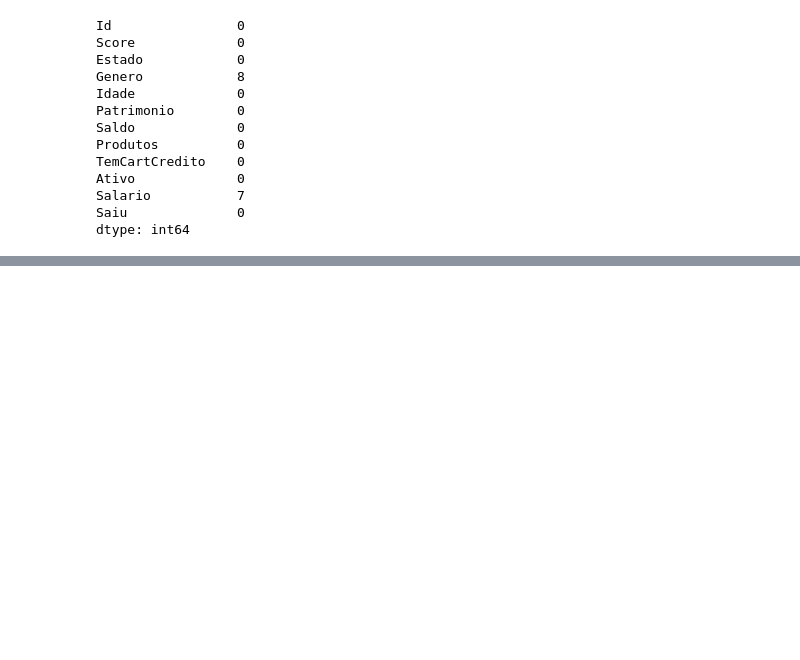
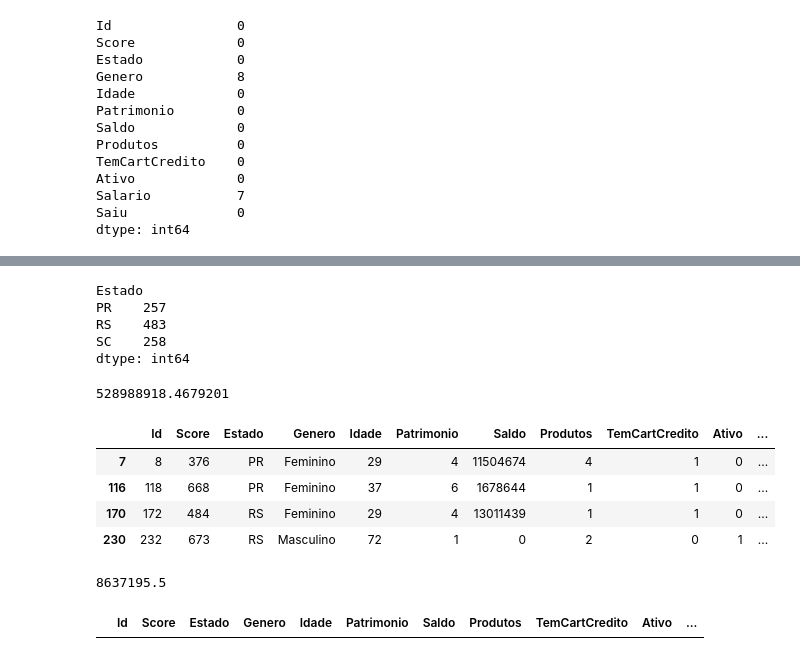
Before and after one commit to Fabricio-Fontenele/data-science-studies, a Jupyter notebook: modulo_9/limpeza_de_dados.ipynb, the cells around one changed output, grey strips where cells are left out. Drawn from its saved outputs; the diff is of its cells as text; code cells hidden in the pictures; blank space fills up the shorter version.

```diff
--- a/modulo_9/limpeza_de_dados.ipynb
+++ b/modulo_9/limpeza_de_dados.ipynb
@@ -216,0 +303,3 @@ dtype: int64
+# %%
+# Corrigir idades inválidas substituindo pela mediana
+dataset.loc[(dataset["Idade"] < 0) | (dataset["Idade"] > 120), "Idade"] = mediana
@@ -216,0 +319,8 @@ dtype: int64
+# %%
+# Remover duplicados: manter apenas o primeiro registro de cada ID
+# inplace=True = alterar o dataset original
+dataset.drop_duplicates(subset="Id", keep="first", inplace=True)
+
+
+# Verificar se ainda existem duplicados
+dataset[dataset.duplicated(["Id"], keep=False)]
@@ -216,0 +343,44 @@ dtype: int64
+# %%
+# Corrigir siglas inválidas: "RP", "SP", "TD" viram "RS" (mais frequente)
+dataset.loc[dataset["Estado"].isin(["RP", "SP", "TD"]), "Estado"] = "RS"
+agrupado = dataset.groupby(["Estado"]).size()
+# %%
+# Verificar resultado da correção dos Estados
+agrupado
+# %% [output]
+Estado
+PR    257
+RS    483
+SC    258
+dtype: int64
+# %%
+# Problema: Salários extremos (outliers)
+# Calcular desvio padrão para definir limite de 2 desvios
+desvio = sts.stdev(dataset["Salario"])
+desvio
+# %% [output]
+528988918.4679201
+# %%
+# Critério: salários ≥ 2 desvios padrão são outliers
+# Buscar registros que atendem este critério
+dataset.loc[dataset["Salario"] >= 2 * desvio]
+# %% [output]
+|  | Id | Score | Estado | Genero | Idade | Patrimonio | Saldo | Produtos | TemCartCredito | Ativo | ... |
+| 7 | 8 | 376 | PR | Feminino | 29 | 4 | 11504674 | 4 | 1 | 0 | ... |
+| 116 | 118 | 668 | PR | Feminino | 37 | 6 | 1678644 | 1 | 1 | 0 | ... |
+| 170 | 172 | 484 | RS | Feminino | 29 | 4 | 13011439 | 1 | 1 | 0 | ... |
+| 230 | 232 | 673 | RS | Masculino | 72 | 1 | 0 | 2 | 0 | 1 | ... |
+# %%
+# Calcular mediana atual dos salários (para substituir outliers)
+mediana = sts.median(dataset["Salario"])
+mediana
+# %% [output]
+8637195.5
+# %%
+# Corrigir outliers: substituir salários extremos pela mediana
+dataset.loc[dataset["Salario"] >= 2 * desvio, "Salario"] = mediana
+
+# Verificar se ainda existem outliers
+dataset.loc[dataset["Salario"] >= 2 * desvio]
+# %% [output]
+|  | Id | Score | Estado | Genero | Idade | Patrimonio | Saldo | Produtos | TemCartCredito | Ativo | ... |
```
Also changed, not shown: parts of 40 cells of this notebook, 1 other file.
